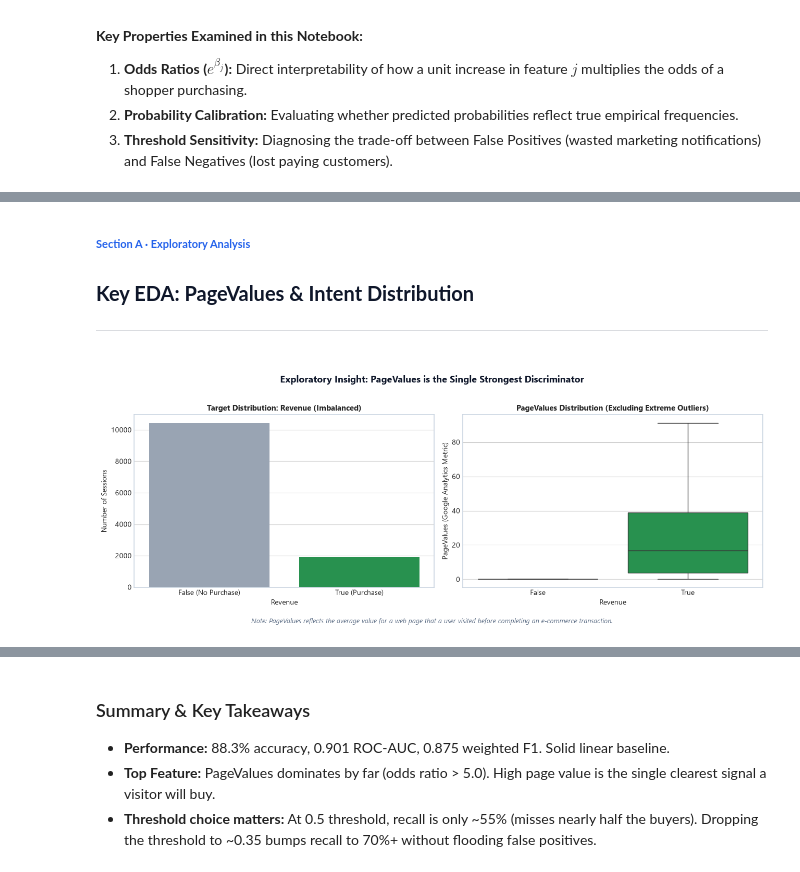
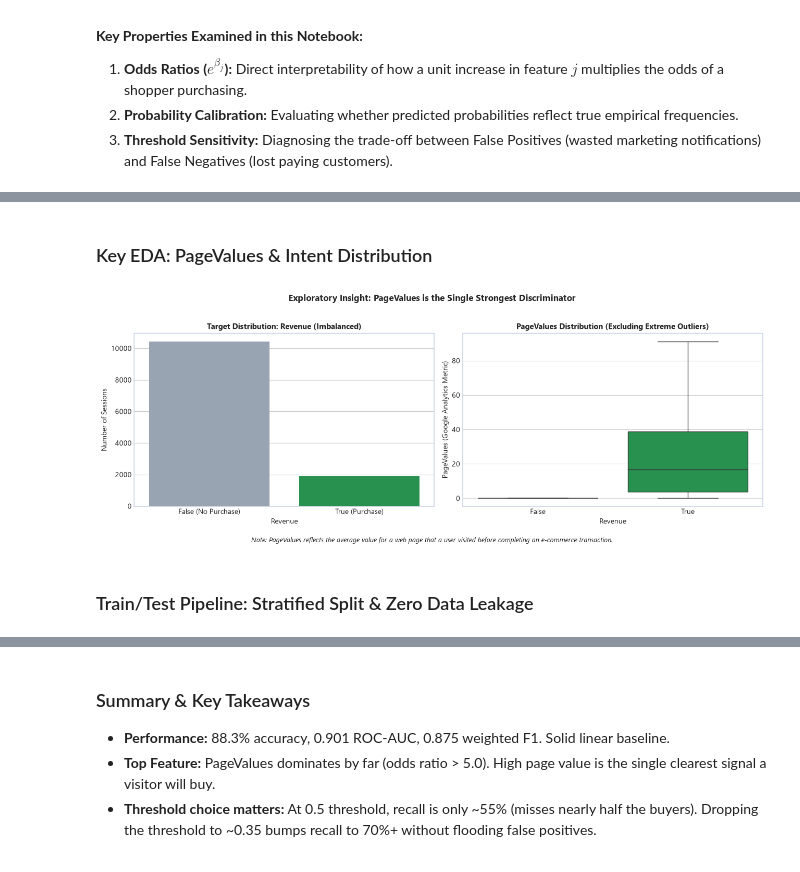
Before and after one commit to MR7star/ML-Capstone-Project, a Jupyter notebook: notebooks/01_logistic_regression.ipynb, the cells around one changed output, grey strips where cells are left out. Drawn from its saved outputs; the diff is of its cells as text; code cells hidden in the pictures.

```diff
--- a/notebooks/01_logistic_regression.ipynb
+++ b/notebooks/01_logistic_regression.ipynb
@@ -80,27 +70,27 @@ Data Head (first 3 rows):
 | 0 | 0 | 0.0 | 0 | 0.0 | 1 | ... |
 | 1 | 0 | 0.0 | 0 | 0.0 | 2 | ... |
 | 2 | 0 | 0.0 | 0 | 0.0 | 1 | ... |
+# %% [markdown]
+### Key EDA: PageValues & Intent Distribution
 # %%
-title("Key EDA: PageValues & Intent Distribution", kicker="Section A · Exploratory Analysis")
-
 fig, axes = plt.subplots(1, 2, figsize=(13, 4.5))
 
 # 1. Target Class Imbalance
 sns.countplot(data=raw_df, x="Revenue", palette=["#94a3b8", "#16a34a"], ax=axes[0])
 axes[0].set_title("Target Distribution: Revenue (Imbalanced)", fontsize=11, fontweight="bold")
 axes[0].set_xticklabels(["False (No Purchase)", "True (Purchase)"])
 axes[0].set_ylabel("Number of Sessions")
 
 # 2. PageValues by Revenue
 sns.boxplot(data=raw_df, x="Revenue", y="PageValues", palette=["#94a3b8", "#16a34a"], ax=axes[1], showfliers=False)
 axes[1].set_title("PageValues Distribution (Excluding Extreme Outliers)", fontsize=11, fontweight="bold")
 axes[1].set_xticklabels(["False", "True"])
 axes[1].set_ylabel("PageValues (Google Analytics Metric)")
 
 finish(fig, "Exploratory Insight: PageValues is the Single Strongest Discriminator",
        "Note: PageValues reflects the average value for a web page that a user visited before completing an e-commerce transaction.")
 # %% [output]
-Section A · Exploratory Analysis
-Key EDA: PageValues & Intent Distribution
-[figure, old version]
+[figure, new version]
+# %% [markdown]
+### Train/Test Pipeline: Stratified Split & Zero Data Leakage
 # %%
```
Also changed, not shown: parts of 13 cells of this notebook, 7 other files.
